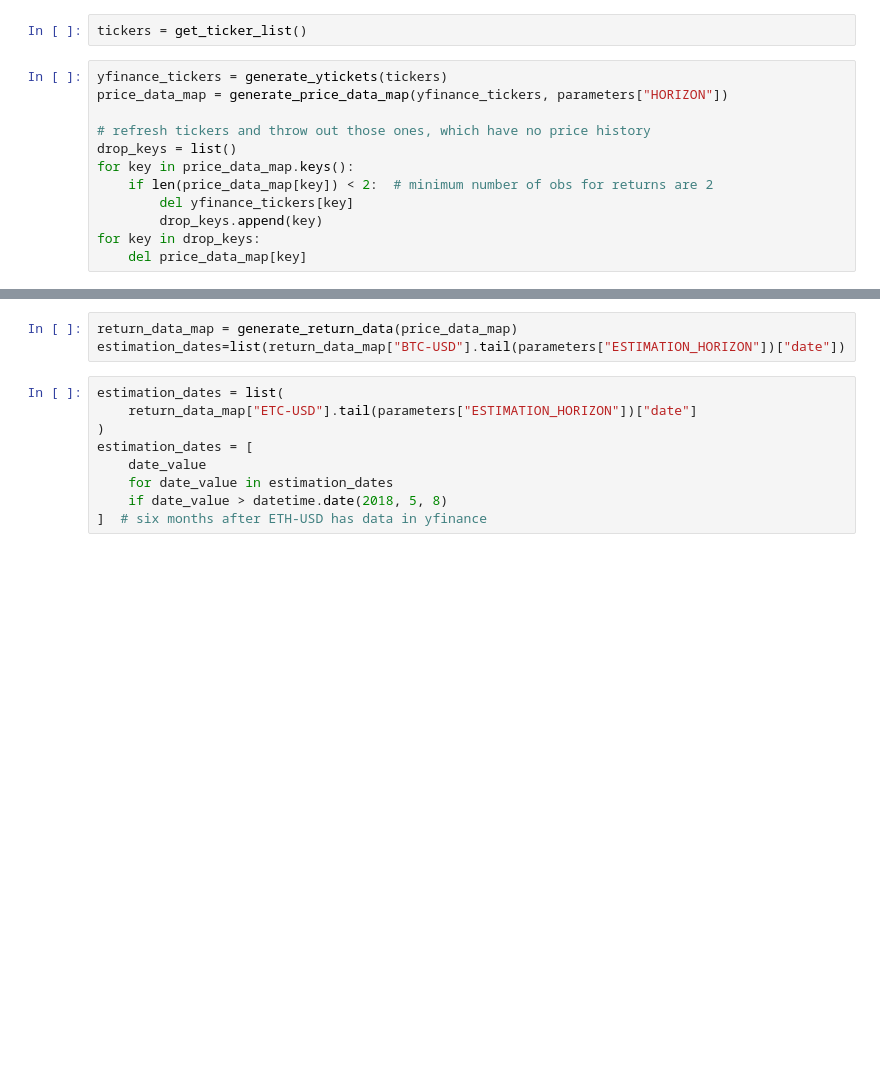
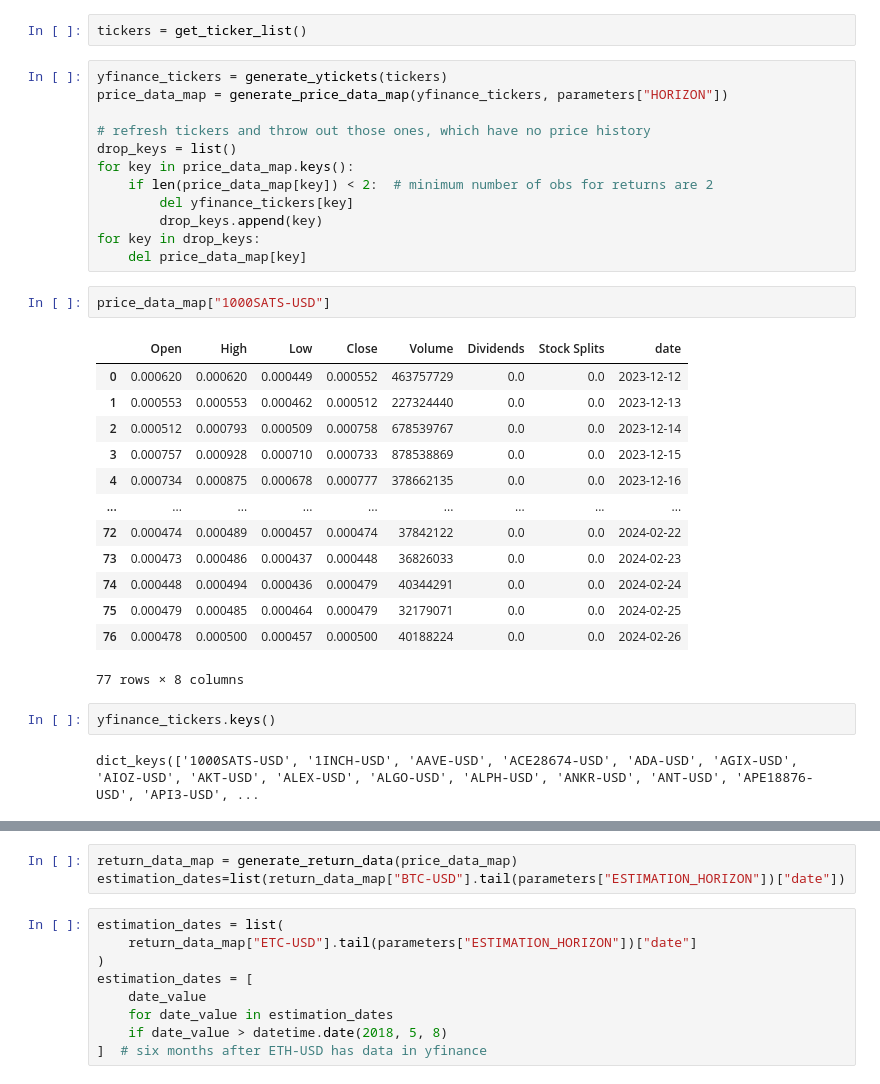
Before and after one commit to bebesi33/crypto_project, a Jupyter notebook: factor_model/scripts/main.ipynb, the cells around one changed output, grey strips where cells are left out. Drawn from its saved outputs; the diff is of its cells as text; blank space fills up the shorter version.

```diff
--- a/factor_model/scripts/main.ipynb
+++ b/factor_model/scripts/main.ipynb
@@ -84,3 +86,23 @@ for key in price_data_map.keys():
         drop_keys.append(key)
 for key in drop_keys:
     del price_data_map[key]
+# %%
+price_data_map["1000SATS-USD"]
+# %% [output]
+|  | Open | High | Low | Close | Volume | Dividends | Stock Splits | date |
+| 0 | 0.000620 | 0.000620 | 0.000449 | 0.000552 | 463757729 | 0.0 | 0.0 | 2023-12-12 |
+| 1 | 0.000553 | 0.000553 | 0.000462 | 0.000512 | 227324440 | 0.0 | 0.0 | 2023-12-13 |
+| 2 | 0.000512 | 0.000793 | 0.000509 | 0.000758 | 678539767 | 0.0 | 0.0 | 2023-12-14 |
+| 3 | 0.000757 | 0.000928 | 0.000710 | 0.000733 | 878538869 | 0.0 | 0.0 | 2023-12-15 |
+| 4 | 0.000734 | 0.000875 | 0.000678 | 0.000777 | 378662135 | 0.0 | 0.0 | 2023-12-16 |
+| ... | ... | ... | ... | ... | ... | ... | ... | ... |
+| 72 | 0.000474 | 0.000489 | 0.000457 | 0.000474 | 37842122 | 0.0 | 0.0 | 2024-02-22 |
+| 73 | 0.000473 | 0.000486 | 0.000437 | 0.000448 | 36826033 | 0.0 | 0.0 | 2024-02-23 |
+| 74 | 0.000448 | 0.000494 | 0.000436 | 0.000479 | 40344291 | 0.0 | 0.0 | 2024-02-24 |
+| 75 | 0.000479 | 0.000485 | 0.000464 | 0.000479 | 32179071 | 0.0 | 0.0 | 2024-02-25 |
+| 76 | 0.000478 | 0.000500 | 0.000457 | 0.000500 | 40188224 | 0.0 | 0.0 | 2024-02-26 |
+77 rows × 8 columns
+# %%
+yfinance_tickers.keys()
+# %% [output]
+dict_keys(['1000SATS-USD', '1INCH-USD', 'AAVE-USD', 'ACE28674-USD', 'ADA-USD', 'AGIX-USD', 'AIOZ-USD', 'AKT-USD', 'ALEX-USD', 'ALGO-USD', 'ALPH-USD', 'ANKR-USD', 'ANT-USD', 'APE18876-USD', 'API3-USD', ...
```
Also changed, not shown: parts of 7 cells of this notebook, 11 other files.
